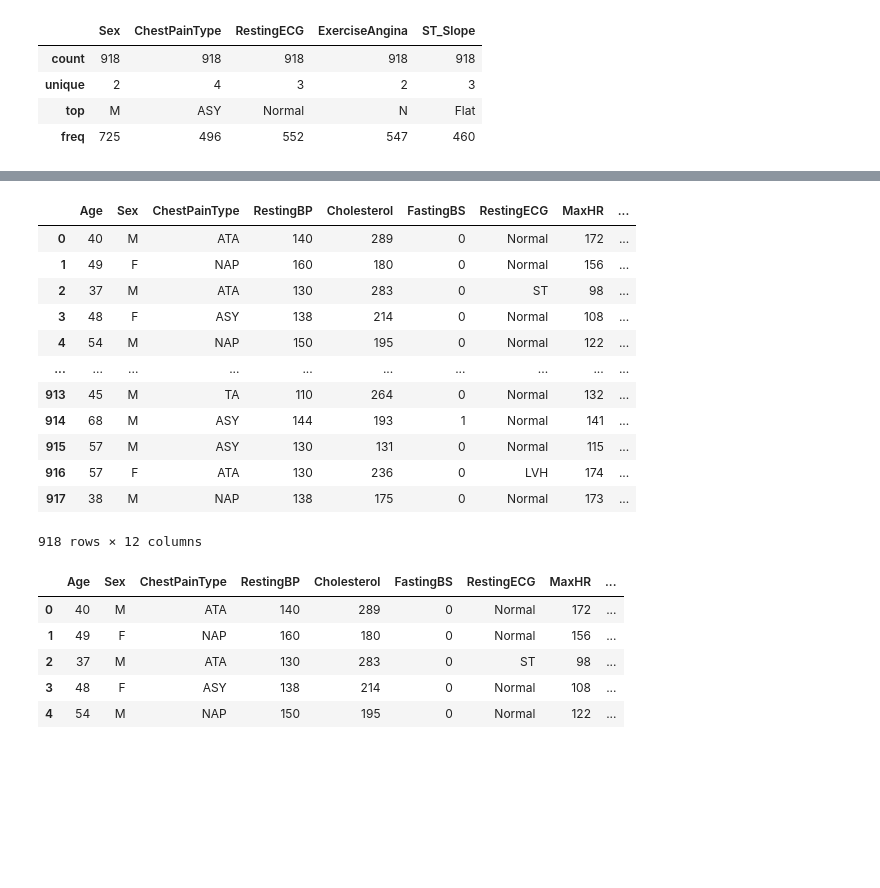
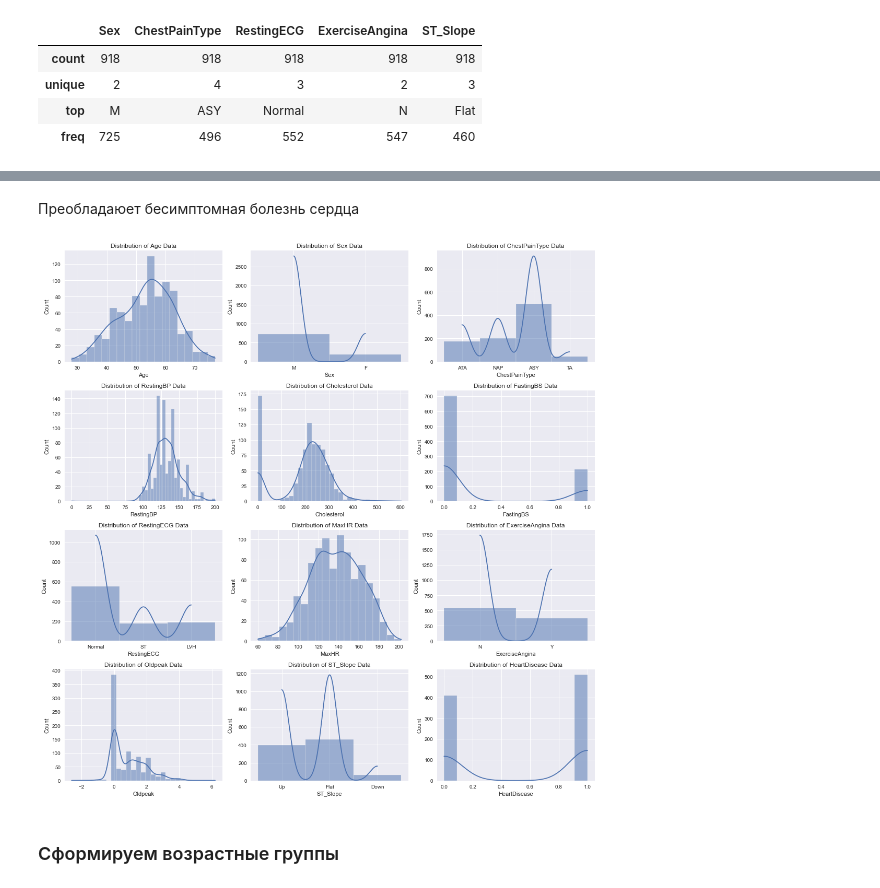
Before and after one commit to GitForPy/Machine-Learning, a Jupyter notebook: hw4 composition model.ipynb, the cells around one changed output, grey strips where cells are left out. Saved outputs shown, nothing was run; the diff lists cells and outputs as text; code cells hidden in the pictures; blank space fills up the shorter version.

```diff
--- a/hw4 composition model.ipynb
+++ b/hw4 composition model.ipynb
@@ -315,16 +228,0 @@ plt.show()
-# %%
-df
-# %% [output]
-|  | Age | Sex | ChestPainType | RestingBP | Cholesterol | FastingBS | RestingECG | MaxHR | ... |
-| 0 | 40 | M | ATA | 140 | 289 | 0 | Normal | 172 | ... |
-| 1 | 49 | F | NAP | 160 | 180 | 0 | Normal | 156 | ... |
-| 2 | 37 | M | ATA | 130 | 283 | 0 | ST | 98 | ... |
-| 3 | 48 | F | ASY | 138 | 214 | 0 | Normal | 108 | ... |
-| 4 | 54 | M | NAP | 150 | 195 | 0 | Normal | 122 | ... |
-| ... | ... | ... | ... | ... | ... | ... | ... | ... | ... |
-| 913 | 45 | M | TA | 110 | 264 | 0 | Normal | 132 | ... |
-| 914 | 68 | M | ASY | 144 | 193 | 1 | Normal | 141 | ... |
-| 915 | 57 | M | ASY | 130 | 131 | 0 | Normal | 115 | ... |
-| 916 | 57 | F | ATA | 130 | 236 | 0 | LVH | 174 | ... |
-| 917 | 38 | M | NAP | 138 | 175 | 0 | Normal | 173 | ... |
-918 rows × 12 columns
@@ -335,9 +229,15 @@ df['age_bin'] = pd.cut(df['Age'], bins=bins)
-# %%
-df.head()
-# %% [output]
-|  | Age | Sex | ChestPainType | RestingBP | Cholesterol | FastingBS | RestingECG | MaxHR | ... |
-| 0 | 40 | M | ATA | 140 | 289 | 0 | Normal | 172 | ... |
-| 1 | 49 | F | NAP | 160 | 180 | 0 | Normal | 156 | ... |
-| 2 | 37 | M | ATA | 130 | 283 | 0 | ST | 98 | ... |
-| 3 | 48 | F | ASY | 138 | 214 | 0 | Normal | 108 | ... |
-| 4 | 54 | M | NAP | 150 | 195 | 0 | Normal | 122 | ... |
+# %% [markdown]
+Преобладаюет бесимптомная болезнь сердца
+# %%
+plt.figure(figsize=(15,15))
+
+for i,col in enumerate(df.columns, 1):
+    plt.subplot(4,3,i)
+    plt.title(f"Distribution of {col} Data")
+    sns.histplot(df[col],kde=True)
+    plt.tight_layout()
+    plt.plot()
+# %% [output]
+[figure, added]
+# %% [markdown]
+### Сформируем возрастные группы
```
Also changed, not shown: parts of 66 cells of this notebook, 1 other file.
